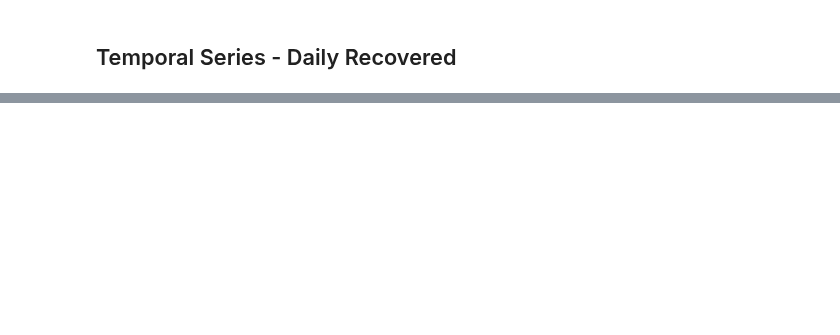
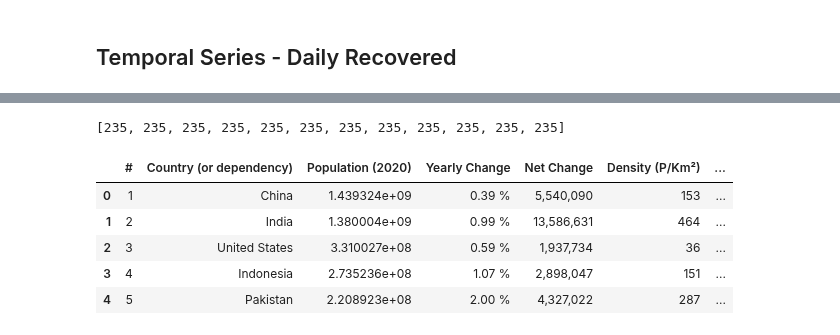
Before and after one commit to rsouza/COVID-19, a Jupyter notebook: daily_cases_deaths_recovered.ipynb, the cells around one changed output, grey strips where cells are left out. Saved outputs shown, nothing was run; the diff lists cells and outputs as text; code cells hidden in the pictures; blank space fills up the shorter version.

```diff
--- a/daily_cases_deaths_recovered.ipynb
+++ b/daily_cases_deaths_recovered.ipynb
@@ -82,0 +101,9 @@ df_recovered[["China","Italy","US", "Brazil", "Austria"]].plot(figsize=(18,12))
+# %%
+tr_elements = doc.xpath('//tr') #Create empty list
+col = []
+i = 0 #For each row, store each first element (header) and an empty list
+for t in tr_elements[0]:
+    i += 1
+    name = t.text_content()
+    print('%d:"%s"'%(i,name))
+    col.append((name,[]))
@@ -82,0 +149,17 @@ df_recovered[["China","Italy","US", "Brazil", "Austria"]].plot(figsize=(18,12))
+# %%
+#Check the length of the columns
+[len(C) for (title,C) in col]
+# %% [output]
+[235, 235, 235, 235, 235, 235, 235, 235, 235, 235, 235, 235]
+# %%
+Dict = {title:column for (title,column) in col}
+df_wp = pd.DataFrame(Dict)
+df_wp["Population (2020)"] = df_wp["Population (2020)"].str.replace(',', '').astype(float)
+df_wp.head()
+# %% [output]
+|  | # | Country (or dependency) | Population (2020) | Yearly Change | Net Change | Density (P/Km²) | ... |
+| 0 | 1 | China | 1.439324e+09 | 0.39 % | 5,540,090 | 153 | ... |
+| 1 | 2 | India | 1.380004e+09 | 0.99 % | 13,586,631 | 464 | ... |
+| 2 | 3 | United States | 3.310027e+08 | 0.59 % | 1,937,734 | 36 | ... |
+| 3 | 4 | Indonesia | 2.735236e+08 | 1.07 % | 2,898,047 | 151 | ... |
+| 4 | 5 | Pakistan | 2.208923e+08 | 2.00 % | 4,327,022 | 287 | ... |
```
Also changed, not shown: parts of 20 cells of this notebook.
